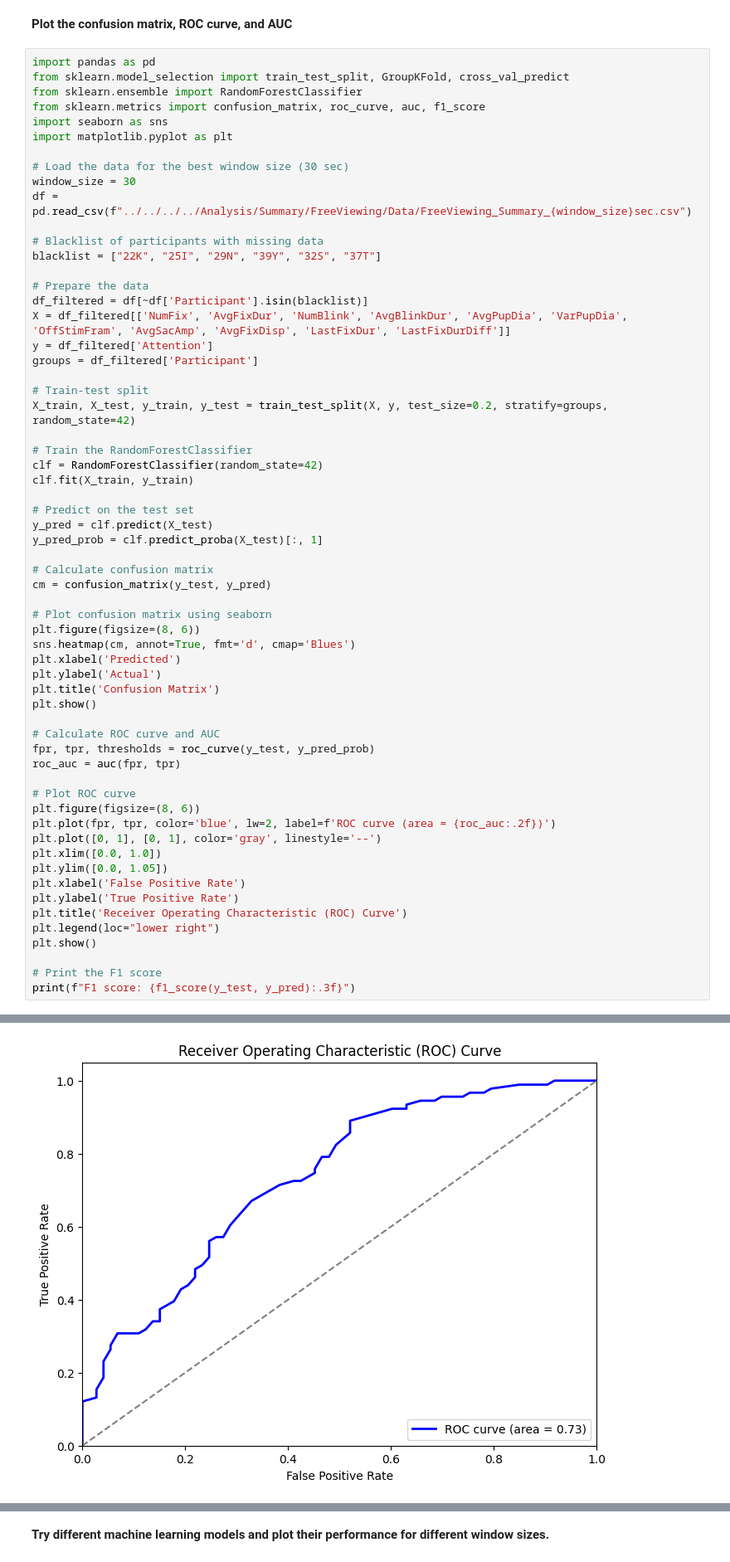
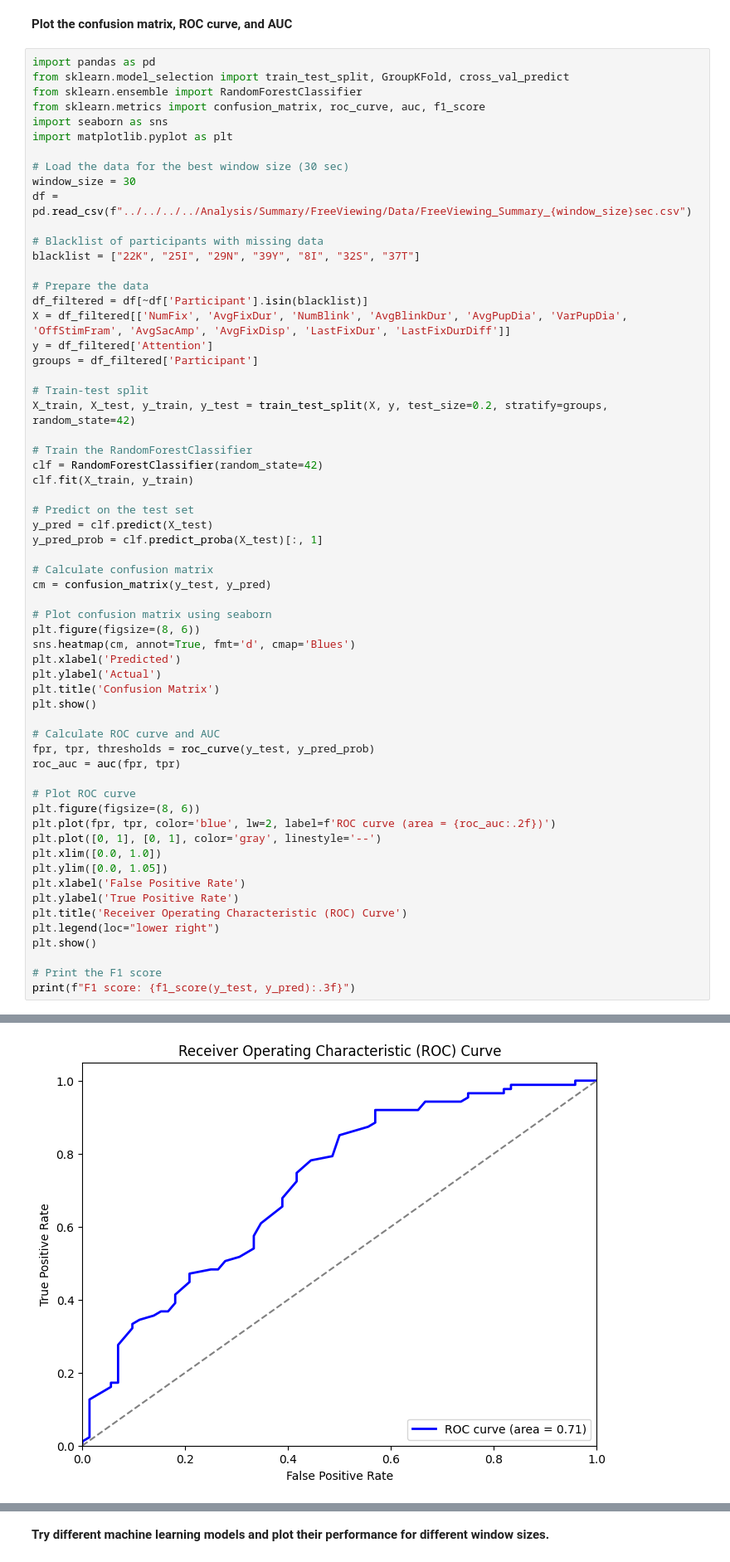
Before and after one commit to shiroyang/Mind-Wandering-Exp, a Jupyter notebook: Analysis/Summary/FreeViewing/Code/visualize_summary.ipynb, the cells around one changed output, grey strips where cells are left out. Shown at 83% size. Drawn from its saved outputs; the diff is of its cells as text.

```diff
--- a/Analysis/Summary/FreeViewing/Code/visualize_summary.ipynb
+++ b/Analysis/Summary/FreeViewing/Code/visualize_summary.ipynb
@@ -235,7 +232,7 @@ window_size = 30
 df = pd.read_csv(f"../../../../Analysis/Summary/FreeViewing/Data/FreeViewing_Summary_{window_size}sec.csv")
 
 # Blacklist of participants with missing data
-blacklist = ["22K", "25I", "29N", "39Y", "32S", "37T"]
+blacklist = ["22K", "25I", "29N", "39Y", "8I", "32S", "37T"]
 
 # Prepare the data
 df_filtered = df[~df['Participant'].isin(blacklist)]
@@ -288 +285 @@ print(f"F1 score: {f1_score(y_test, y_pred):.3f}")
-[figure, old version]
+[figure, new version]
```
Also changed, not shown: parts of 18 cells of this notebook, 9 other files.
